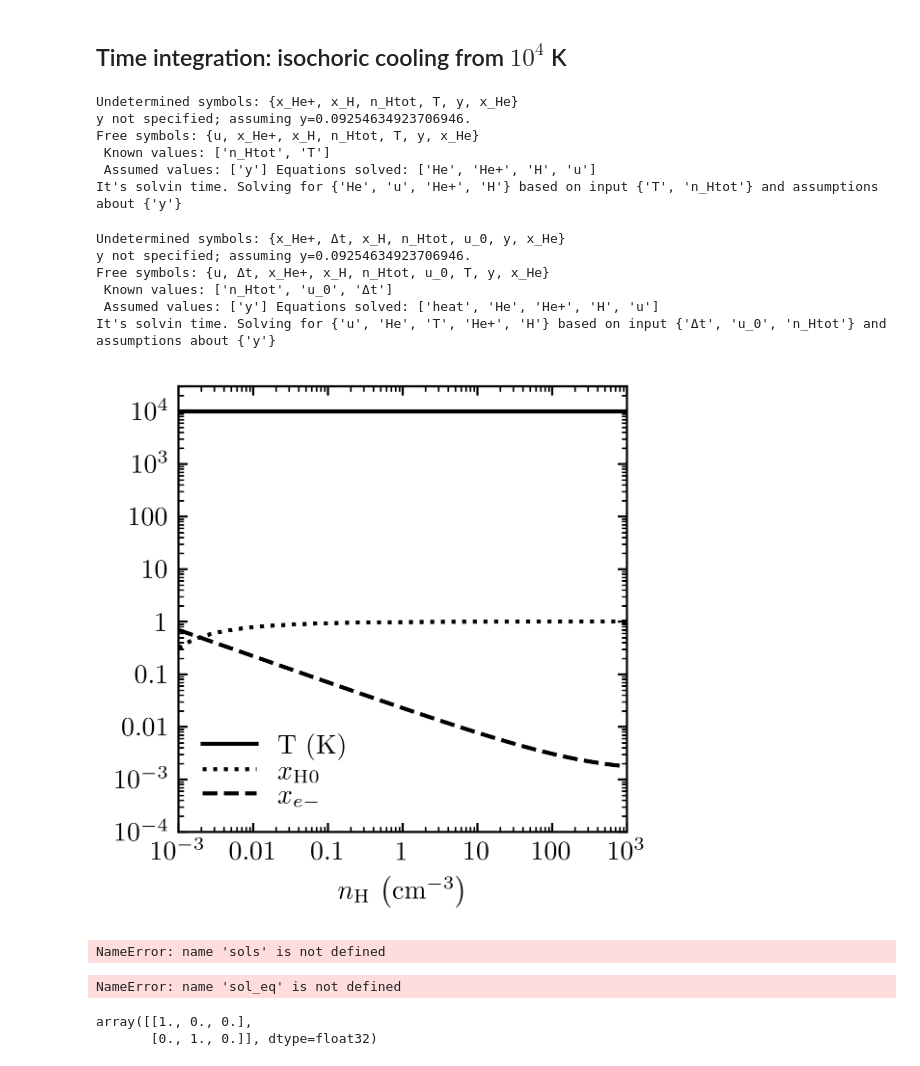
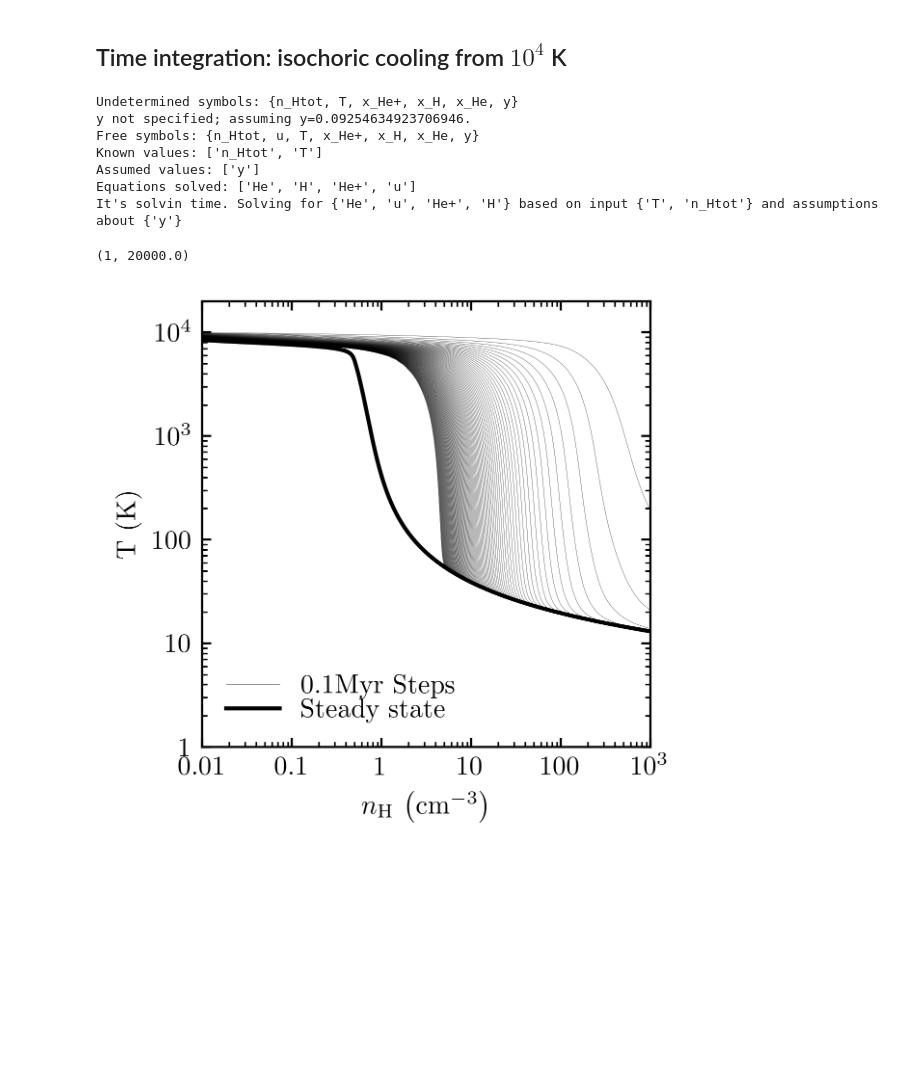
Before and after one commit to mikegrudic/jaco, a Jupyter notebook: examples/neutral_cooling.ipynb, the cells around one changed output. Saved outputs shown, nothing was run; the diff lists cells and outputs as text; code cells hidden in the pictures; blank space fills up the shorter version.

```diff
--- a/examples/neutral_cooling.ipynb
+++ b/examples/neutral_cooling.ipynb
@@ -65,7 +66,7 @@ sol_eq0 = sol.copy()
 # %% [markdown]
 ## Time integration: isochoric cooling from $10^4$ K
 # %%
-ngrid = np.logspace(-3,3,10**3) #np.array([1e-2])
+ngrid = np.logspace(-2,3,10**3) #np.array([1e-2])
 T0 = 1e4
 
 # start from an equilibrum solution at desired T
@@ -78,11 +79,12 @@ guesses = {
 }
 sol_eq = system.solve(knowns, guesses,verbose=True)
 # %% [output]
-Undetermined symbols: {x_He+, x_H, n_Htot, T, y, x_He}
+Undetermined symbols: {n_Htot, T, x_He+, x_H, x_He, y}
 y not specified; assuming y=0.09254634923706946.
-Free symbols: {u, x_He+, x_H, n_Htot, T, y, x_He}
- Known values: ['n_Htot', 'T']
- Assumed values: ['y'] Equations solved: ['He', 'He+', 'H', 'u']
+Free symbols: {n_Htot, u, T, x_He+, x_H, x_He, y}
+Known values: ['n_Htot', 'T']
+Assumed values: ['y']
+Equations solved: ['He', 'H', 'He+', 'u']
 It's solvin time. Solving for {'He', 'u', 'He+', 'H'} based on input {'T', 'n_Htot'} and assumptions about {'y'}
 # %%
 import astropy.units as u
@@ -91,60 +93,30 @@ dt = 0.1 * u.Myr
 knowns = {"n_Htot": ngrid, "u_0": sol_eq["u"]}
 guesses = {
     "T": T0 * np.ones_like(ngrid),
-    "H": sol_eq["H"], #ngrid*0.99, # density
-    "He":sol_eq["He"], #density
-    "He+": sol_eq["He+"], #density
+    "H": sol_eq["H"],
+    "He":sol_eq["He"],
+    "He+": sol_eq["He+"],
     "u": sol_eq["u"]
 }
 
-values = []
+solutions = []
 for i in range(100):
-    sol = system.solve(knowns, guesses, time_dependent=["T",], verbose=True, dt=dt)
-    values.append(np.copy(sol))
-    guesses = sol # let latest timestep be new initial guess
+    sol = system.solve(knowns, guesses, time_dependent=["T",], dt=dt,careful_steps=30)#,tol=1e-6)
+    solutions.append(sol.copy())
+    guesses = sol.copy() # let latest timestep be new initial guess
     knowns["u_0"] = np.copy(sol["u"]) # update initial internal energy for next timestep
-# %% [output]
-Undetermined symbols: {x_He+, Δt, x_H, n_Htot, u_0, y, x_He}
-y not specified; assuming y=0.09254634923706946.
-Free symbols: {u, Δt, x_He+, x_H, n_Htot, u_0, T, y, x_He}
- Known values: ['n_Htot', 'u_0', 'Δt']
- Assumed values: ['y'] Equations solved: ['heat', 'He', 'He+', 'H', 'u']
-It's solvin time. Solving for {'u', 'He', 'T', 'He+', 'H'} based on input {'Δt', 'u_0', 'n_Htot'} and assumptions about {'y'}
 # %%
 fig, ax = plt.subplots(figsize=(3,3))
-ax.loglog(ngrid,sol["T"],label=r"T (K)",color='black')
-ax.loglog(ngrid,sol["H"],label=r"$x_{\rm H0}$",ls='dotted',color='black')
-ax.loglog(ngrid,sol["e-"],label=r"$x_{e-}$",ls='dashed',color='black')
+dt_legend = True
+for sol in solutions:
+    ax.loglog(ngrid,sol["T"],color='black',lw=0.1,label=(r"$0.1\rm Myr$ Steps" if dt_legend else None))
+    dt_legend = False
+ax.loglog(ngrid0,sol_eq0["T"],color='black',label="Steady state")
 ax.set_xlabel(r"$n_{\rm H}\,\left(\rm cm^{-3}\right)$")
+ax.set_ylabel(r"T (K)")
 ax.legend(labelspacing=0)
 ax.set_xlim(ngrid[0],ngrid[-1])
-ax.set_ylim(1e-4,3e4)
-ax.set_yticks(10.**np.arange(-4,5))
-ngrid0 = ngrid.copy()
-sol_eq0 = sol.copy()
+ax.set_ylim(1,2e4)
 # %% [output]
+(1, 20000.0)
-[figure, old version]
+[figure, new version]
-# %%
-for s in sols:
-    plt.loglog(ngrid,sol_eq["T"],color='black',lw=0.1)
-plt.loglog(ngrid0,sol_eq0["T"],color='black')
-plt.xlabel(r"$n_{\rm H}\,\left(\rm cm^{-3}\right)$")
-plt.xlim(1e-3,1e3)
-plt.ylabel("T (K)")
-# %% [output]
-NameError: name 'sols' is not defined
-# %%
-list(sol_eq)
-# %% [output]
-NameError: name 'sol_eq' is not defined
-# %%
-import jax
-
-def f(params):
-    return [params[0],params[1]]
-
-jac = jax.jacfwd(f)
-np.array(jac([1.,2.,3.]))
-# %% [output]
-array([[1., 0., 0.],
-       [0., 1., 0.]], dtype=float32)
```
Also changed, not shown: parts of 1 cell of this notebook, 1 other file.
